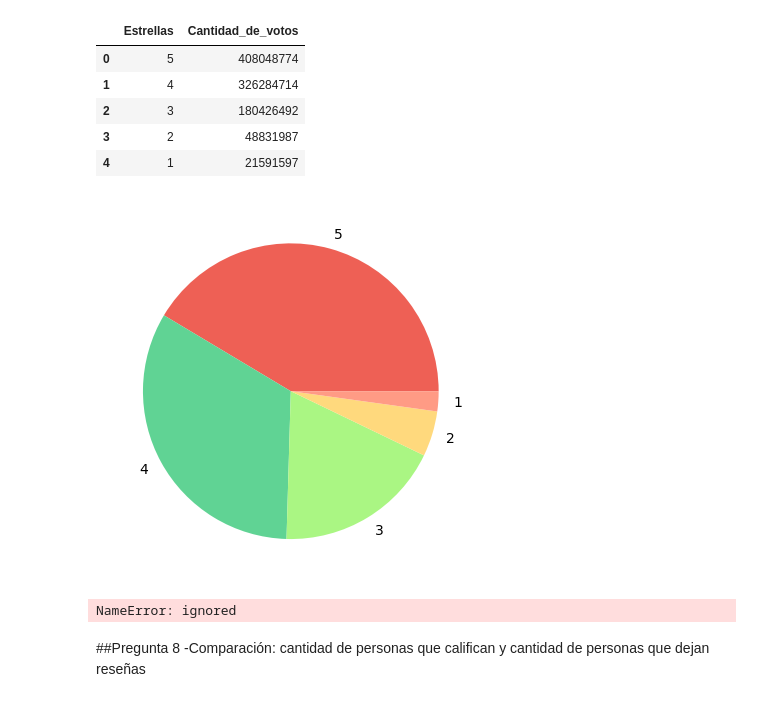
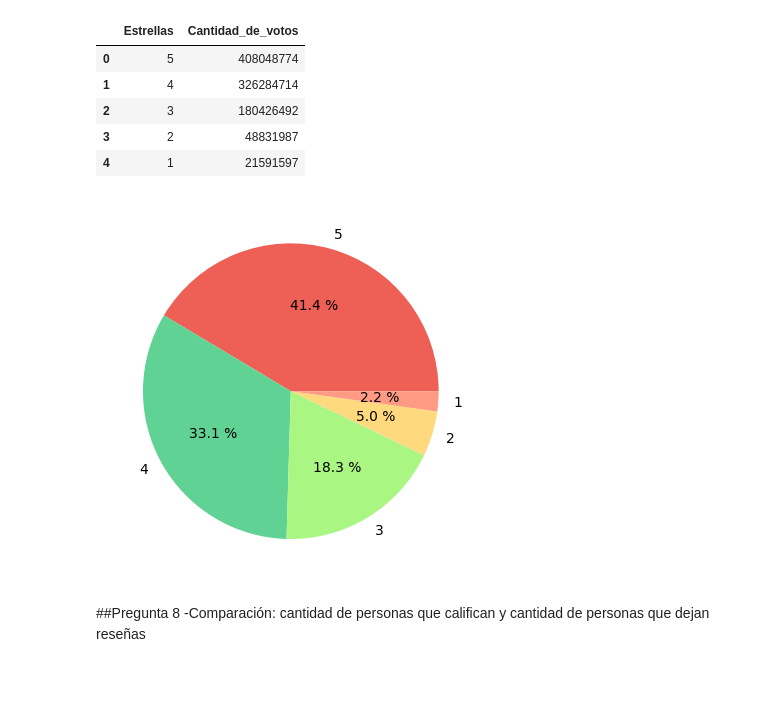
Before and after one commit to IonatanPerez/Aprender_Programando_2023, a Jupyter notebook: Compartido/Trabajos Grupales/Grupo 3-Cultura.ipynb, the cells around one changed output. Saved outputs shown, nothing was run; the diff lists cells and outputs as text; code cells hidden in the pictures.

```diff
--- a/Compartido/Trabajos Grupales/Grupo 3-Cultura.ipynb
+++ b/Compartido/Trabajos Grupales/Grupo 3-Cultura.ipynb
@@ -365,16 +403,12 @@ estrellitas
 # %%
 Cantidad_de_votos = [408048774, 326284714,180426492, 48831987, 21591597]
 Estrellas = ["5","4","3","2","1"]
 fig, ax = plt.subplots()
 colores = ["#EE6055","#60D394","#AAF683","#FFD97D","#FF9B85"]
-plt.pie(Cantidad_de_votos, labels= Estrellas, colors=colores)
+plt.pie(Cantidad_de_votos, labels= Estrellas,autopct="%0.1f %%", colors=colores)
 plt.show()
 # %% [output]
-[figure, old version]
+[figure, new version]
-# %%
-sns.displot(data = usuarios, y = 'Cantidad_de_votos', x = 'Estrellas',  showfliers=False)
-# %% [output]
-NameError: ignored
 # %% [markdown]
 
 
```
Also changed, not shown: parts of 23 cells of this notebook, 6 other files.
